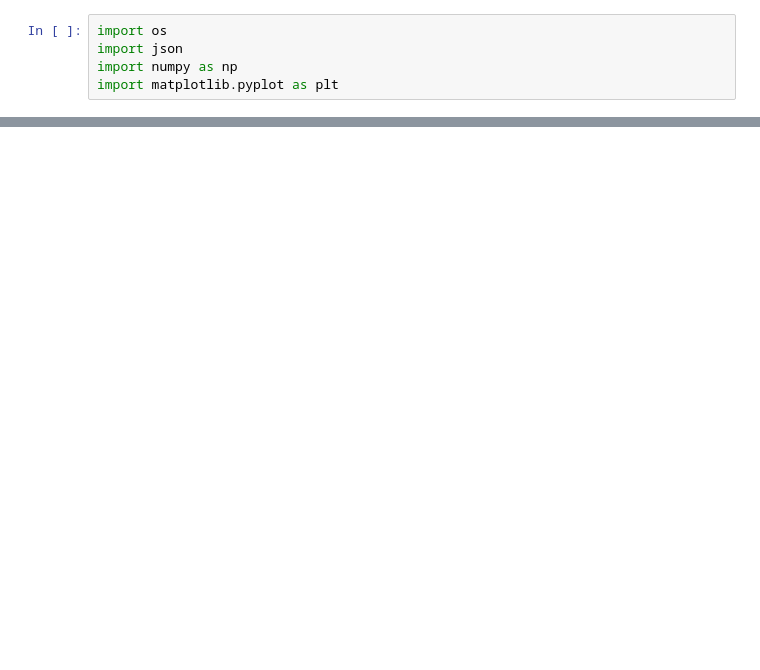
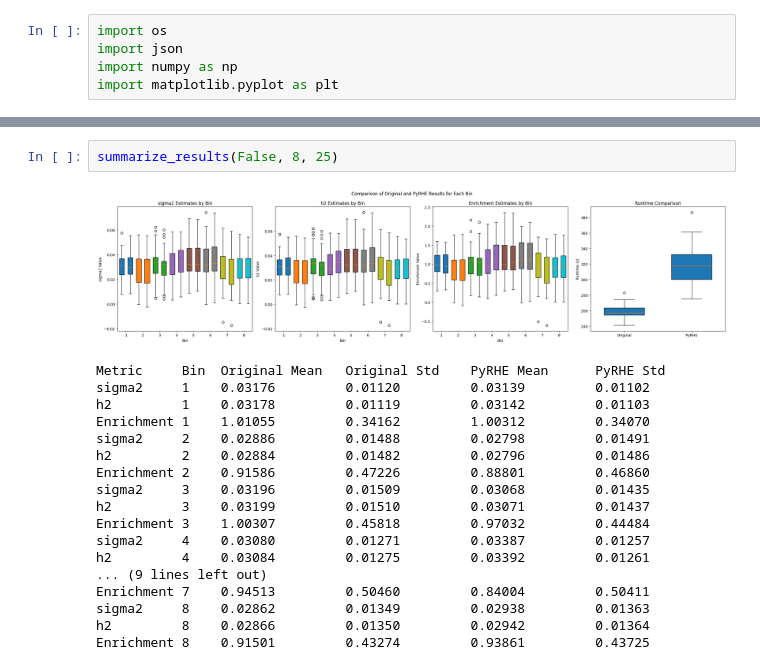
Before and after one commit to sriramlab/PyRHE, a Jupyter notebook: plotting.ipynb, the cells around one changed output, grey strips where cells are left out. Saved outputs shown, nothing was run; the diff lists cells and outputs as text; blank space fills up the shorter version.

```diff
--- a/plotting.ipynb
+++ b/plotting.ipynb
@@ -94,0 +135,21 @@ summarize_results(True, 1, 25)
+# %%
+summarize_results(False, 8, 25)
+# %% [output]
+[figure, added]
+Metric     Bin  Original Mean   Original Std    PyRHE Mean      PyRHE Std
+sigma2     1    0.03176         0.01120         0.03139         0.01102
+h2         1    0.03178         0.01119         0.03142         0.01103
+Enrichment 1    1.01055         0.34162         1.00312         0.34070
+sigma2     2    0.02886         0.01488         0.02798         0.01491
+h2         2    0.02884         0.01482         0.02796         0.01486
+Enrichment 2    0.91586         0.47226         0.88801         0.46860
+sigma2     3    0.03196         0.01509         0.03068         0.01435
+h2         3    0.03199         0.01510         0.03071         0.01437
+Enrichment 3    1.00307         0.45818         0.97032         0.44484
+sigma2     4    0.03080         0.01271         0.03387         0.01257
+h2         4    0.03084         0.01275         0.03392         0.01261
+... (9 lines left out)
+Enrichment 7    0.94513         0.50460         0.84004         0.50411
+sigma2     8    0.02862         0.01349         0.02938         0.01363
+h2         8    0.02866         0.01350         0.02942         0.01364
+Enrichment 8    0.91501         0.43274         0.93861         0.43725
```
Also changed, not shown: parts of 4 cells of this notebook, 6 other files.
